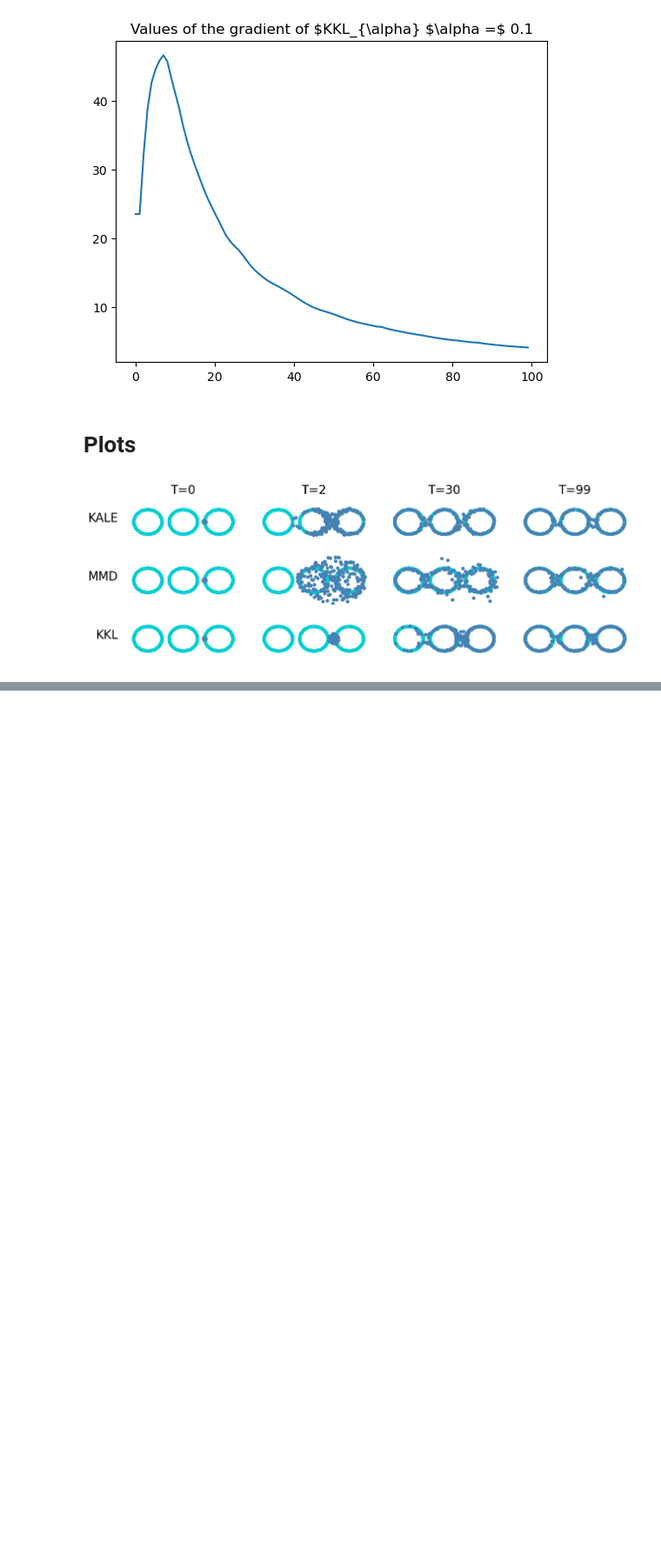
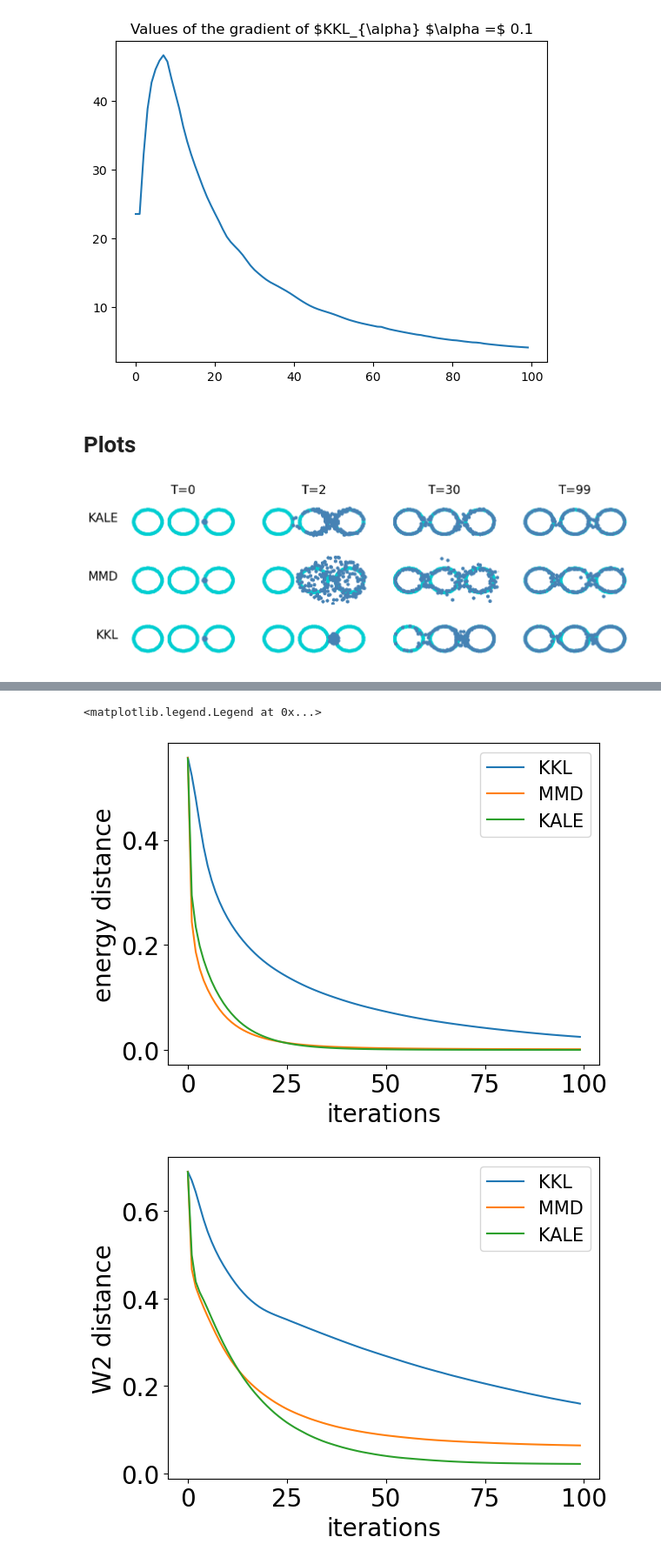
Before and after one commit to cclementine25/KKL-divergence-gradient-flows, a Jupyter notebook: Regularized/3_rings.ipynb, the cells around one changed output, grey strips where cells are left out. Shown at 87% size. Cells and saved outputs as stored; diff of their text form; code cells hidden in the pictures; blank space fills up the shorter version.

```diff
--- a/Regularized/3_rings.ipynb
+++ b/Regularized/3_rings.ipynb
@@ -378,20 +378,54 @@ plt.savefig(output_path,dpi = 200)
 # %%
-# ED_mmd = []
-# ED_kale = []
-# ED_kkl = []
-# for t in range(100):
-#     x_t = X[t]
-#     ED_kkl.append(dv.energy_distance(x_t,y))
-#     ED_mmd.append(dv.energy_distance(results["kale_10000"]['trajectories'][t],results["kale_10000"]['X']))
-#     ED_kale.append(dv.energy_distance(results["kale_0001"]['trajectories'][t],results["kale_0001"]['X']))
+ED_mmd = []
+ED_kale = []
+ED_kkl = []
+for t in range(100):
+    x_t = X_0_001[t]
+    ED_kkl.append(dv.energy_distance(x_t,y))
+    ED_mmd.append(dv.energy_distance(results["kale_10000"]['trajectories'][t],results["kale_10000"]['X']))
+    ED_kale.append(dv.energy_distance(results["kale_0001"]['trajectories'][t],results["kale_0001"]['X']))
+
+plt.figure()
+plt.plot(ED_kkl,label = "KKL" )
+plt.plot(ED_mmd,label = "MMD" )
+plt.plot(ED_kale, label = "KALE")
+plt.xlabel("iterations")
+plt.ylabel("energy distance")
+plt.legend()
 
 
-# plt.plot(ED_kkl,label = "KKL" )
-# plt.plot(ED_mmd,label = "MMD" )
-# plt.plot(ED_kale, label = "KALE")
-# plt.xlabel("iterations")
-# plt.ylabel("energy distance")
-# plt.legend()
+Wass2_mmd = []
+Wass2_kale = []
+Wass2_kkl = []
+for t in range(100):
+    x_t = X_0_001[t]
+    a = np.ones((len(x_t),)) / len(x_t)
+    b = np.ones((len(y),)) / len(y)
+    M = ot.dist(x_t,y,metric = "euclidean")
+    Wass2_kkl.append(ot.emd2(a, b, M))
+
+    a = np.ones((len(results["kale_10000"]['trajectories'][t]),)) / len(results["kale_10000"]['trajectories'][t])
+    b = np.ones((len(results["kale_10000"]['X']),)) / len(results["kale_10000"]['X'])
+    M = ot.dist(results["kale_10000"]['trajectories'][t],results["kale_10000"]['X'],metric = "euclidean")
+    Wass2_mmd.append(ot.emd2(a, b, M))
+
+    a = np.ones((len(results["kale_0001"]['trajectories'][t]),)) / len(results["kale_0001"]['trajectories'][t])
+    b = np.ones((len(results["kale_0001"]['X']),)) / len(results["kale_0001"]['X'])
+    M = ot.dist(results["kale_0001"]['trajectories'][t],results["kale_0001"]['X'],metric = "euclidean")
+    Wass2_kale.append(ot.emd2(a, b, M))
+
+
+plt.figure()
+plt.plot(Wass2_kkl,label = "KKL" )
+plt.plot(Wass2_mmd,label = "MMD" )
+plt.plot(Wass2_kale, label = "KALE")
+plt.xlabel("iterations")
+plt.ylabel("W2 distance")
+plt.legend()
+# %% [output]
+<matplotlib.legend.Legend at 0x...>
+[figure, added]
+[figure, added]
 # %%
 # df_resultats_kkl = pd.DataFrame({"expe" : ["3 rings"], "alpha" : [alpha], "sigma" : [sigma], "n": [240], "m": [240], "maxiter" : [100], "y" : [y], "x_fin" : [x_fin], "positions" : [positions], "l_J" : [l_J]})
 # df_results_kale = pd.DataFrame({"_gf_default_kwargs" : _gf_default_kwargs,"_kale_default_kwargs" : _kale_default_kwargs, "results" : results})
```
Also changed, not shown: parts of 14 cells of this notebook, 1 other file.
